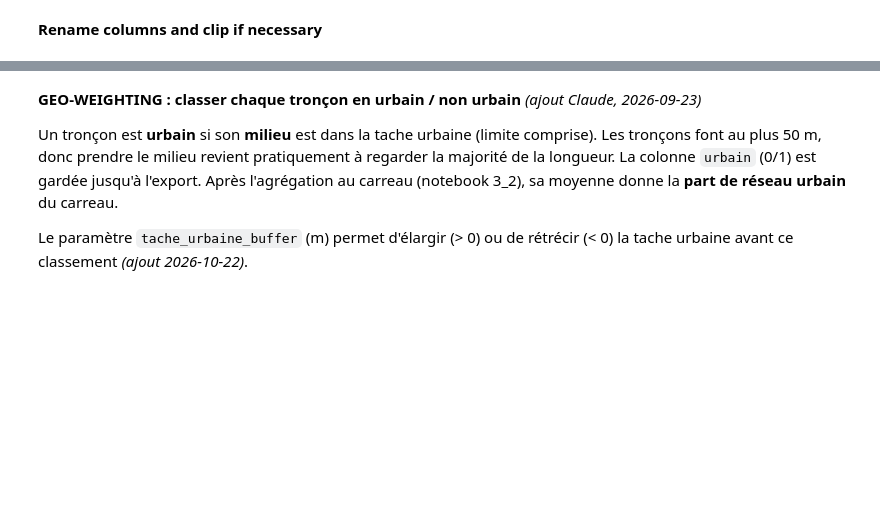
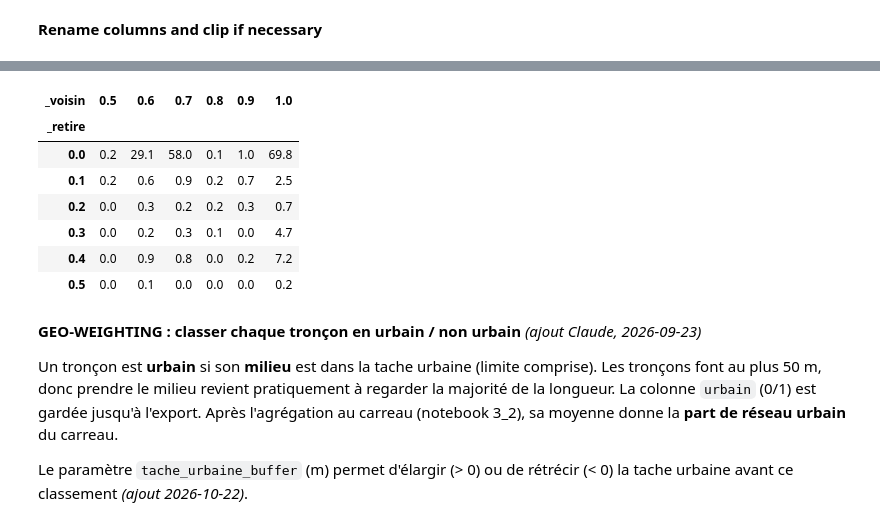
Before and after one commit to action-situee/PROJET_PIETON_GG, a Jupyter notebook: Notebook/Step 3/3_1_Compute_index.ipynb, the cells around one changed output, grey strips where cells are left out. Cells and saved outputs as stored; diff of their text form; code cells hidden in the pictures; blank space fills up the shorter version.

```diff
--- a/Notebook/Step 3/3_1_Compute_index.ipynb
+++ b/Notebook/Step 3/3_1_Compute_index.ipynb
@@ -357,0 +391,79 @@ Crop outliers if necessary: --> see Bikability Amsterdam notebook
+# %%
+# >>> DOUBLONS PARALLÈLES (Claude, 2026-11-19) : cellule ajoutée
+import shapely
+
+
+def find_parallel_duplicates(gdf, score_col, half_width, max_angle_deg, min_share, dedicated_min, crs_metric,
+                             can_eliminate=None):
+    """Pour chaque segment NON dédié (score < dedicated_min) : part de sa longueur couverte par les rectangles
+    des segments parallèles portant un aménagement dédié (score >= dedicated_min). Doublon si cette part >= min_share.
+    can_eliminate : tableau booléen aligné sur gdf (segments autorisés à retirer) ; None = tous.
+    Renvoie un DataFrame aligné sur gdf : part_couverte, score_max_voisin, doublon."""
+    geoms = np.asarray(gdf.geometry.to_crs(crs_metric).values)
+    score = gdf[score_col].to_numpy(dtype=float)
+    n = len(geoms)
+
+    # Direction de chaque segment (extrémités ; les segments font <= 50 m)
+    c0, c1 = shapely.get_point(geoms, 0), shapely.get_point(geoms, -1)
+    d = np.c_[shapely.get_x(c1) - shapely.get_x(c0), shapely.get_y(c1) - shapely.get_y(c0)]
+    norm = np.linalg.norm(d, axis=1, keepdims=True)
+    d = np.nan_to_num(d / np.where(norm == 0, np.nan, norm))   # direction inconnue -> jamais parallèle
+
+    rect = shapely.buffer(geoms, half_width, cap_style="flat", join_style="mitre")
+    i_low, i_high = shapely.STRtree(rect).query(geoms, predicate="intersects")   # segment i_low touche le rectangle de i_high
+    parallel = np.abs((d[i_low] * d[i_high]).sum(axis=1)) >= np.cos(np.radians(max_angle_deg))
+    # AVANT : better = score[i_high] >= score[i_low] + min_gap   (toute classe supérieure retirait, ex. piste -> bande)
+    better = (score[i_high] >= dedicated_min) & (score[i_low] < dedicated_min)
+    if can_eliminate is not None:
+        better &= np.asarray(can_eliminate, dtype=bool)[i_high]
+    i_low, i_high = i_low[parallel & better], i_high[parallel & better]
+
+    share = np.zeros(n)
+    best = np.full(n, np.nan)
+    lengths = shapely.length(geoms)
+    order = np.argsort(i_low, kind="stable")
+    i_low, i_high = i_low[order], i_high[order]
+    starts = np.flatnonzero(np.r_[True, i_low[1:] != i_low[:-1]])
+    for a, b in zip(starts, np.r_[starts[1:], len(i_low)]):
+        i = i_low[a]
+        if lengths[i] <= 0:
+            continue
+        cover = shapely.union_all(rect[i_high[a:b]])
+        share[i] = shapely.length(shapely.intersection(geoms[i], cover)) / lengths[i]
+        best[i] = score[i_high[a:b]].max()
+    return pd.DataFrame({"part_couverte": share.round(3), "score_max_voisin": best,
+                         "doublon": share >= min_share}, index=gdf.index)
+
+
+if DEDUP_PARALLEL and DEDUP_ATTRIBUTE in Indexv1.columns:
+    assert Indexv1.index.is_unique, "L'index de Indexv1 doit être unique"
+    if DEDUP_ELIMINATOR_HIGHWAYS is not None:
+        hw = pd.read_parquet(f"{output_step1_path}/step1_all_segments.parquet", columns=["segment_id", "highway"])
+        hw = Indexv1["segment_id"].map(hw.drop_duplicates("segment_id").set_index("segment_id")["highway"])
+        assert hw.notna().mean() > 0.99, "segment_id de step1 et step2 incohérents : relancer 1_0 puis 2_2"
+        can_eliminate = hw.isin(DEDUP_ELIMINATOR_HIGHWAYS).to_numpy()
+    else:
+        can_eliminate = None
+    dedup = find_parallel_duplicates(Indexv1, DEDUP_ATTRIBUTE, DEDUP_HALF_WIDTH_M, DEDUP_MAX_ANGLE_DEG,
+                                     DEDUP_MIN_SHARE, DEDUP_DEDICATED_MIN_SCORE, operation_crs, can_eliminate)
+    dup = dedup["doublon"]
+    L_tot = Indexv1["length"].sum() / 1000
+    L_dup = Indexv1.loc[dup, "length"].sum() / 1000
+    print(f"Doublons parallèles retirés : {dup.sum():,} segments, {L_dup:,.1f} km sur {L_tot:,.0f} km ({L_dup / L_tot:.1%})")
+    print(f"(rectangle {DEDUP_HALF_WIDTH_M} m, angle <= {DEDUP_MAX_ANGLE_DEG}°, part couverte >= {DEDUP_MIN_SHARE:.0%}, retirés par un aménagement dédié >= {DEDUP_DEDICATED_MIN_SCORE})")
+    print("\nkm retirés : score du segment retiré (lignes) x meilleur score du voisin (colonnes)")
+    tab = Indexv1.loc[dup].assign(_retire=Indexv1.loc[dup, DEDUP_ATTRIBUTE].round(1),
+                                  _voisin=dedup.loc[dup, "score_max_voisin"].round(1))
+    display((tab.pivot_table(index="_retire", columns="_voisin", values="length", aggfunc="sum", fill_value=0) / 1000).round(1))
+
+    removed = Indexv1.loc[dup].join(dedup.loc[dup, ["part_couverte", "score_max_voisin"]])
+    removed.to_crs(target_crs).to_file(os.path.join(output_step3_path, "step3_doublons_paralleles.gpkg"),
+                                       layer="step3_doublons_paralleles", driver="GPKG")
+
+    Indexv1 = Indexv1.loc[~dup].copy()
+    Indexv2 = Indexv1.copy()
+    no_data_mask = no_data_mask.loc[Indexv1.index]   # reste aligné sur les segments gardés
+else:
+    print(f"Filtre des doublons parallèles désactivé (DEDUP_PARALLEL={DEDUP_PARALLEL})")
+# <<< FIN DOUBLONS PARALLÈLES
+# %% [output]
@@ -358,3 +474,11 @@ Crop outliers if necessary: --> see Bikability Amsterdam notebook
+| _voisin | 0.5 | 0.6 | 0.7 | 0.8 | 0.9 | 1.0 |
+| _retire |  |  |  |  |  |  |
+| 0.0 | 0.2 | 29.1 | 58.0 | 0.1 | 1.0 | 69.8 |
+| 0.1 | 0.2 | 0.6 | 0.9 | 0.2 | 0.7 | 2.5 |
+| 0.2 | 0.0 | 0.3 | 0.2 | 0.2 | 0.3 | 0.7 |
+| 0.3 | 0.0 | 0.2 | 0.3 | 0.1 | 0.0 | 4.7 |
+| 0.4 | 0.0 | 0.9 | 0.8 | 0.0 | 0.2 | 7.2 |
+| 0.5 | 0.0 | 0.1 | 0.0 | 0.0 | 0.0 | 0.2 |
 # %% [markdown]
 **GEO-WEIGHTING : classer chaque tronçon en urbain / non urbain** *(ajout Claude, 2026-09-23)*
 
```
Also changed, not shown: parts of 18 cells of this notebook, 14 other files.
